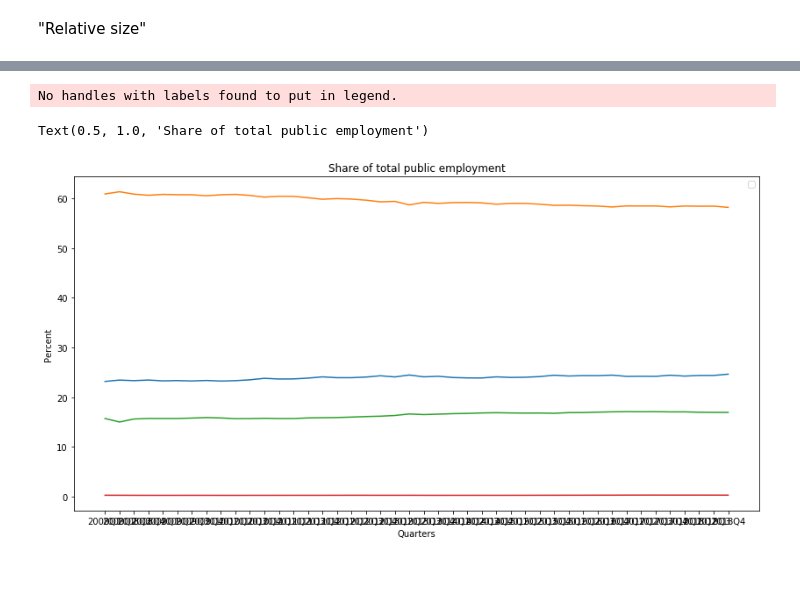
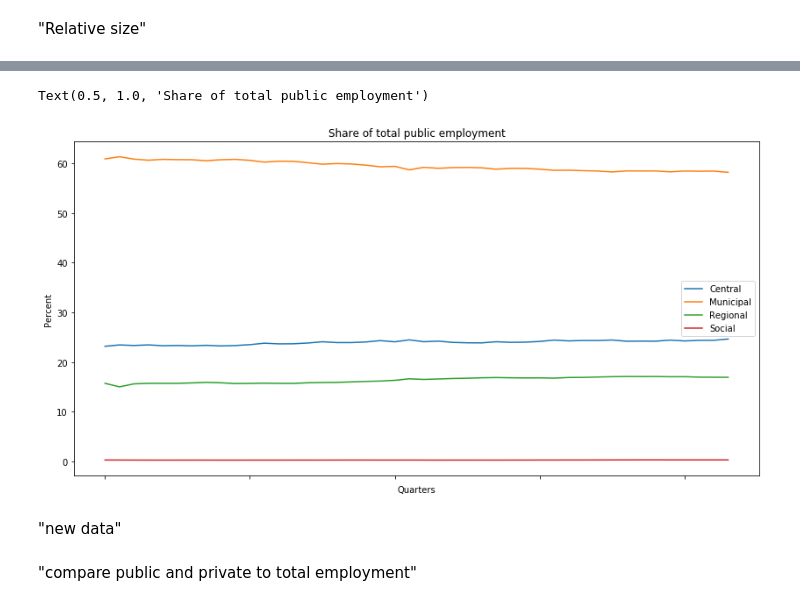
Before and after one commit to NumEconCopenhagen/projects-2019-nx31, a Jupyter notebook: dataproject/NX31_Data_Project.ipynb, the cells around one changed output, grey strips where cells are left out. Saved outputs shown, nothing was run; the diff lists cells and outputs as text; code cells hidden in the pictures; blank space fills up the shorter version.

```diff
--- a/dataproject/NX31_Data_Project.ipynb
+++ b/dataproject/NX31_Data_Project.ipynb
@@ -143,5 +145,11 @@ Text(0.5, 1.0, 'Public full-time employed')
 # %%
-rc_central = FTEG['Central']/FTEG['Total']*100
-rc_municipal = FTEG['Municipal']/FTEG['Total']*100
-rc_regional = FTEG['Regional']/FTEG['Total']*100
-rc_social = FTEG['Social security funds']/FTEG['Total']*100
+rc_central = pd.DataFrame(data=FTEG['Central']/FTEG['Total']*100)
+rc_municipal = pd.DataFrame(FTEG['Municipal']/FTEG['Total']*100)
+rc_regional = pd.DataFrame(FTEG['Regional']/FTEG['Total']*100)
+rc_social = pd.DataFrame(FTEG['Social security funds']/FTEG['Total']*100)
+
+rFTEG_1 = pd.merge(rc_central, rc_municipal, on='Quarter')
+rFTEG_2 = pd.merge(rFTEG_1, rc_regional, on='Quarter')
+rFTEG = pd.merge(rFTEG_2, rc_social, on='Quarter')
+
+rFTEG
@@ -147,0 +177,4 @@ rc_social = FTEG['Social security funds']/FTEG['Total']*100
+# %%
+rFTEG.columns = ['Central', 'Municipal', 'Regional', 'Social']
+
+rFTEG
@@ -148,15 +200,12 @@ rc_social = FTEG['Social security funds']/FTEG['Total']*100
 # %%
-fig2 = plt.figure(figsize=(14,7))
-ax = plt.subplot(1,1,1)
-ax.plot(rc_central)
-ax.plot(rc_municipal)
-ax.plot(rc_regional)
-ax.plot(rc_social)
+fig2, ax = plt.subplots(figsize=(14,7))
+rFTEG.plot(legend=True, ax=ax);
+
 ax.set_xlabel("Quarters")
 ax.set_ylabel("Percent")
-ax.legend()
 ax.set_title("Share of total public employment")
+
+# move the legend, put numbers on the x-axis, maybe ""%"" on y-axis
 # %% [output]
-No handles with labels found to put in legend.
+Text(0.5, 1.0, 'Share of total public employment')
-Text(0.5, 1.0, 'Share of total public employment')
-[figure, old version]
+[figure, new version]
@@ -166,0 +212,2 @@ pd.Timestamp(year=2018, month=3, day=1)
+# %% [markdown]
+"new data"
@@ -166,0 +216,2 @@ pd.Timestamp(year=2018, month=3, day=1)
+# %% [markdown]
+"compare public and private to total employment"
```
Also changed, not shown: parts of 10 cells of this notebook.
